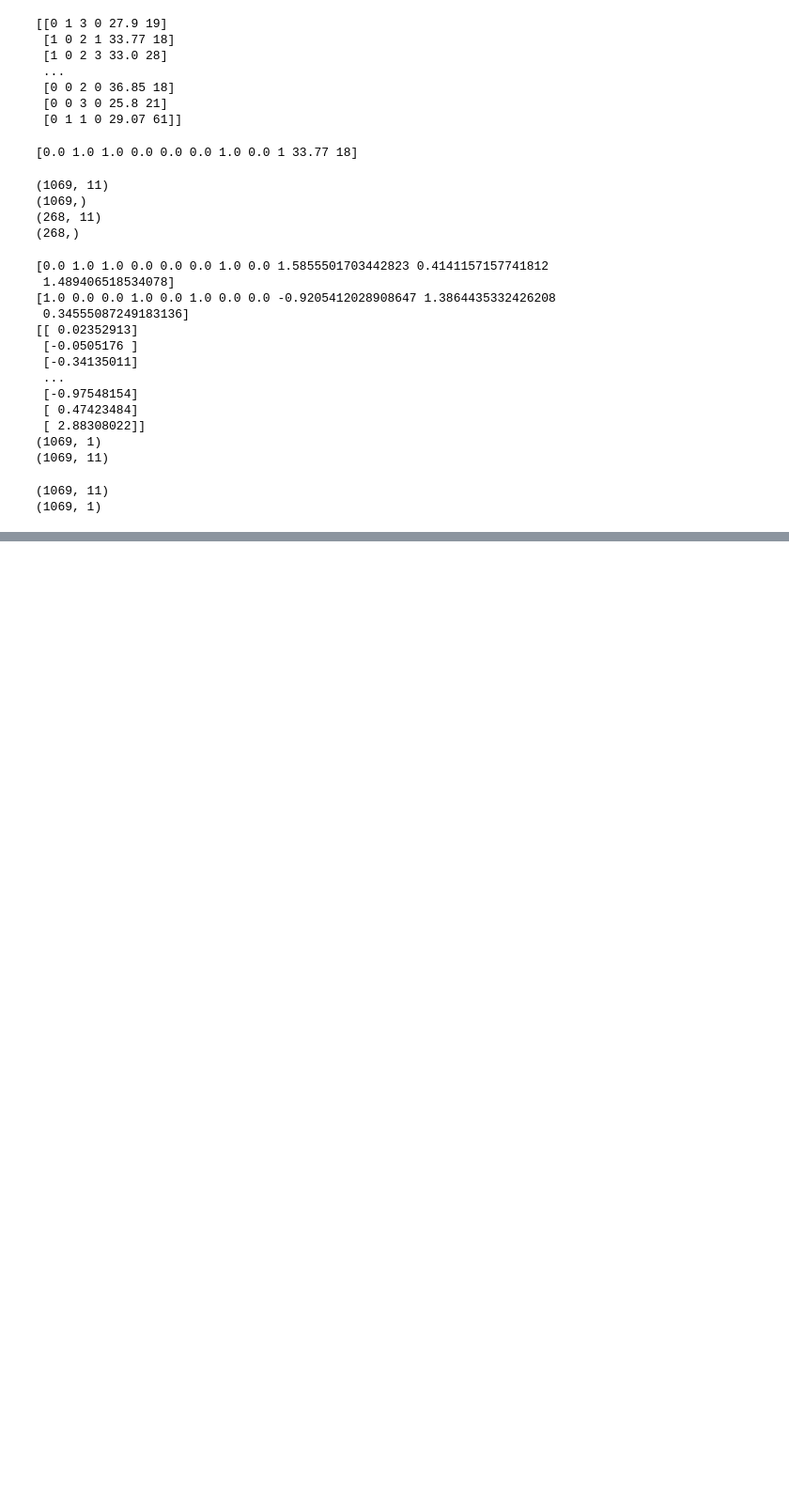
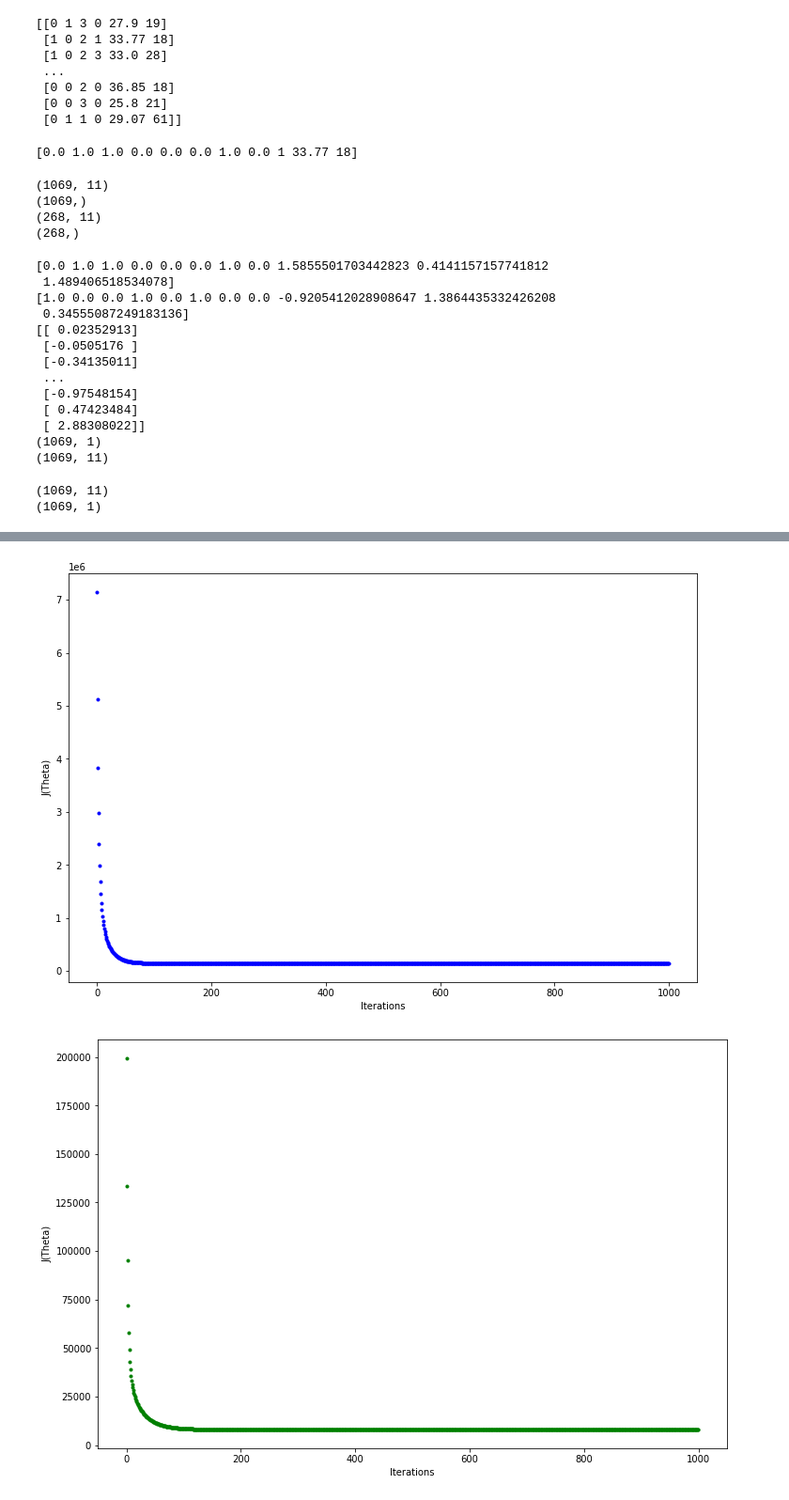
Before and after one commit to bmounikareddy98/Machine-learning-assignments, a Jupyter notebook: Copy_of_Multiple_linear_regression(gradient_descent).ipynb, the cells around one changed output, grey strips where cells are left out. Shown at 94% size. Saved outputs shown, nothing was run; the diff lists cells and outputs as text; code cells hidden in the pictures; blank space fills up the shorter version.

```diff
--- a/Copy_of_Multiple_linear_regression(gradient_descent).ipynb
+++ b/Copy_of_Multiple_linear_regression(gradient_descent).ipynb
@@ -205,0 +200,15 @@ print(r2t_test)
+# %%
+n_iter=1000
+fig,ax = plt.subplots(figsize=(12,8))
+
+ax.set_ylabel('J(Theta)')
+ax.set_xlabel('Iterations')
+_=ax.plot(range(n_iter),cost_history,'b.')
+fig,ax = plt.subplots(figsize=(12,8))
+
+ax.set_ylabel('J(Theta)')
+ax.set_xlabel('Iterations')
+_=ax.plot(range(n_iter),cost_history_test,'g.')
+# %% [output]
+[figure, added]
+[figure, added]
```
Also changed, not shown: parts of 15 cells of this notebook.
